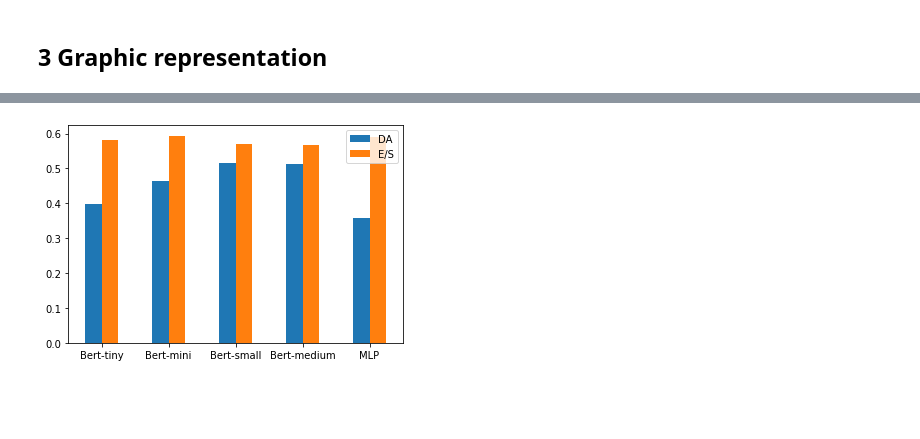
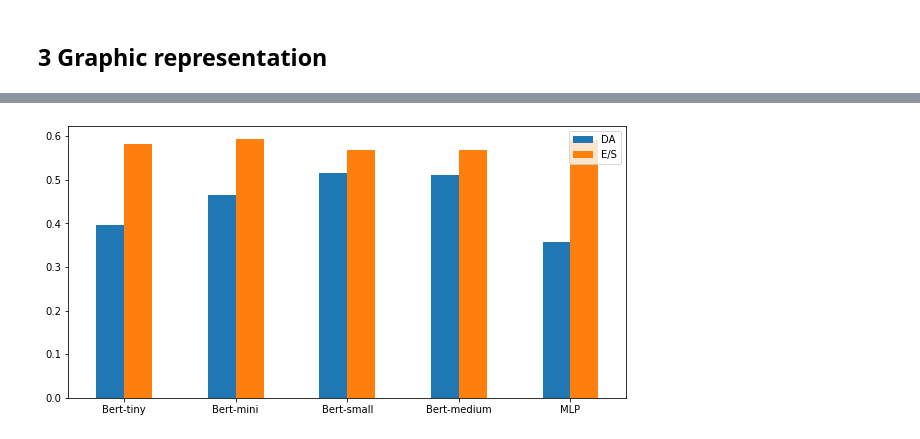
Before and after one commit to hugofavre1/NLP_intent_classification, a Jupyter notebook: Code_NLP_Favre_Fabre-Verdure.ipynb, the cells around one changed output, grey strips where cells are left out. Cells and saved outputs as stored; diff of their text form; code cells hidden in the pictures; blank space fills up the shorter version.

```diff
--- a/Code_NLP_Favre_Fabre-Verdure.ipynb
+++ b/Code_NLP_Favre_Fabre-Verdure.ipynb
@@ -712,15 +726,11 @@ plt.show()
 # %%
-import pandas as pd
-import numpy as np
-import matplotlib.pyplot as plt
-
 DA = [0.3975, 0.464925, 0.51615, 0.512175,0.3583]
 ES = [0.582, 0.593825, 0.56955, 0.567525,0.5906]
 index = ['Bert-tiny', 'Bert-mini', 'Bert-small','Bert-medium','MLP']
 
 df = pd.DataFrame({'DA': DA,'E/S': ES}, index=index)
-df.plot.bar(rot=0)
+df.plot.bar(rot=0, figsize = (10, 5))
 
 plt.savefig('comparison.png')
 # %% [output]
-[figure, old version]
+[figure, new version]
```
Also changed, not shown: parts of 4 cells of this notebook.
